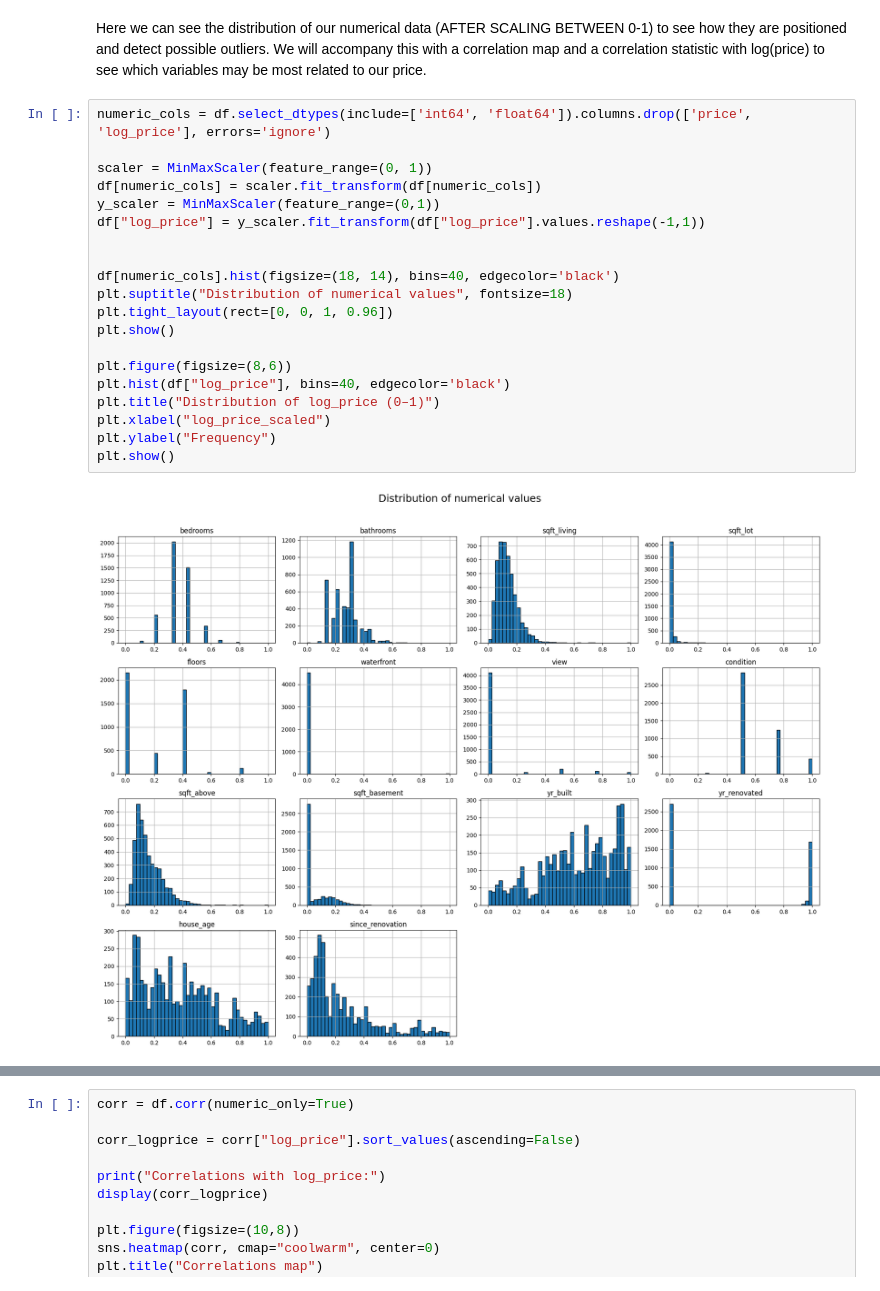
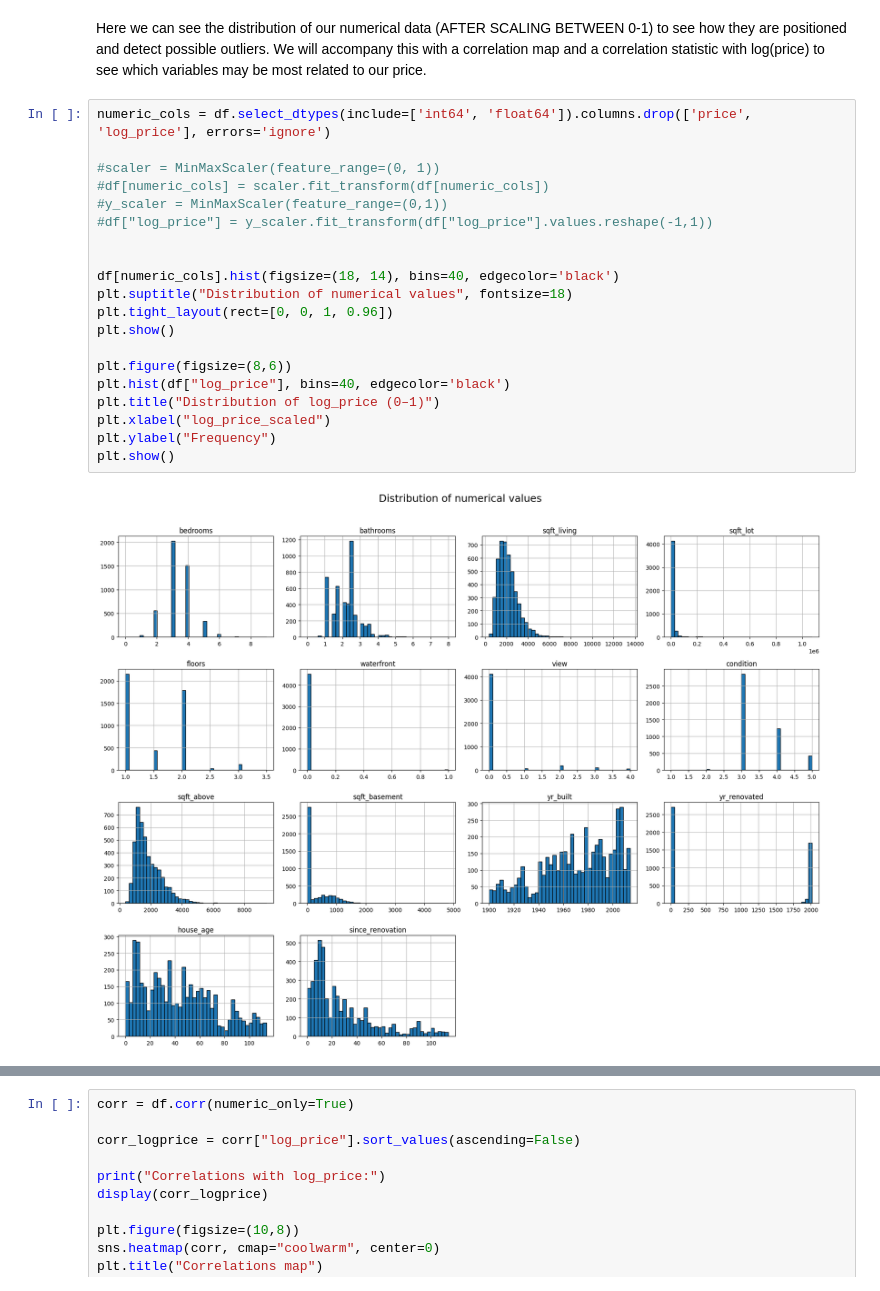
Before and after one commit to ItsTowi/Activity1_NEC, a Jupyter notebook: activity1.ipynb, the cells around one changed output, grey strips where cells are left out. Cells and saved outputs as stored; diff of their text form.

```diff
--- a/activity1.ipynb
+++ b/activity1.ipynb
@@ -137,22 +137,22 @@ Here we can see the distribution of our numerical data (AFTER SCALING BETWEEN 0-
 # %%
 numeric_cols = df.select_dtypes(include=['int64', 'float64']).columns.drop(['price', 'log_price'], errors='ignore')
 
-scaler = MinMaxScaler(feature_range=(0, 1))
-df[numeric_cols] = scaler.fit_transform(df[numeric_cols])
-y_scaler = MinMaxScaler(feature_range=(0,1))
-df["log_price"] = y_scaler.fit_transform(df["log_price"].values.reshape(-1,1))
+#scaler = MinMaxScaler(feature_range=(0, 1))
+#df[numeric_cols] = scaler.fit_transform(df[numeric_cols])
+#y_scaler = MinMaxScaler(feature_range=(0,1))
+#df["log_price"] = y_scaler.fit_transform(df["log_price"].values.reshape(-1,1))
 
 
 df[numeric_cols].hist(figsize=(18, 14), bins=40, edgecolor='black')
 plt.suptitle("Distribution of numerical values", fontsize=18)
 plt.tight_layout(rect=[0, 0, 1, 0.96])
 plt.show()
 
 plt.figure(figsize=(8,6))
 plt.hist(df["log_price"], bins=40, edgecolor='black')
 plt.title("Distribution of log_price (0–1)")
 plt.xlabel("log_price_scaled")
 plt.ylabel("Frequency")
 plt.show()
 # %% [output]
-[figure, old version]
+[figure, new version]
```
Also changed, not shown: parts of 26 cells of this notebook.
